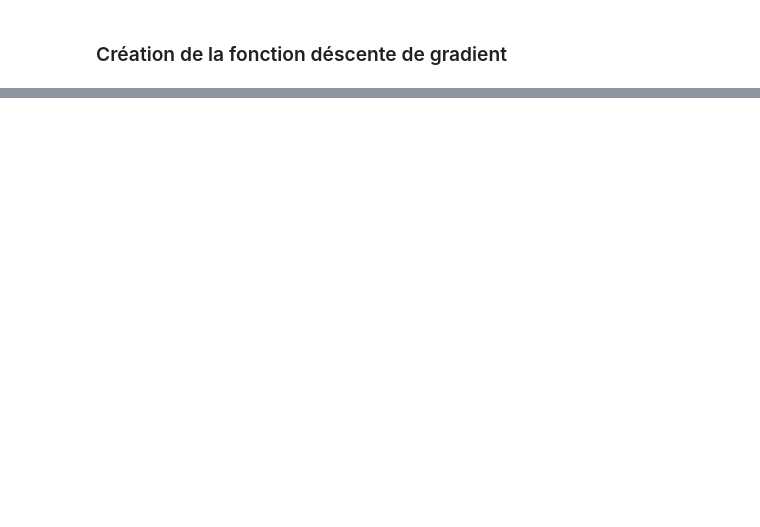
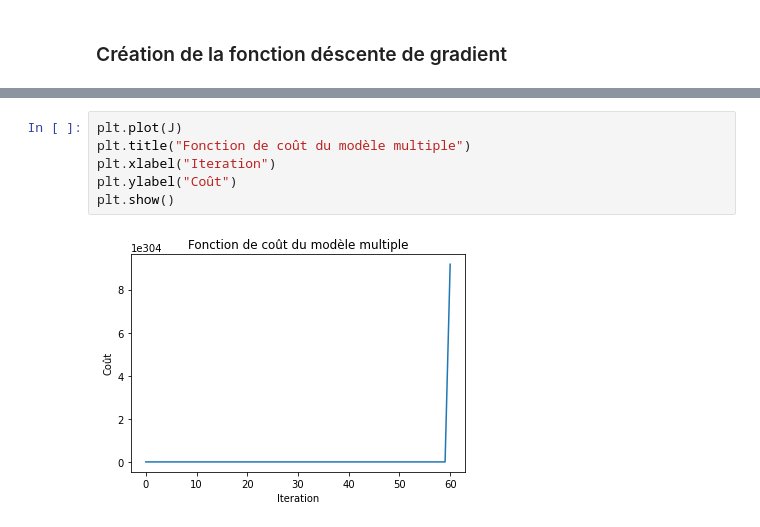
Before and after one commit to CassiaFa/Premier_modele_IA_Simplon, a Jupyter notebook: Premier_model_IA.ipynb, the cells around one changed output, grey strips where cells are left out. Saved outputs shown, nothing was run; the diff lists cells and outputs as text; blank space fills up the shorter version.

```diff
--- a/Premier_model_IA.ipynb
+++ b/Premier_model_IA.ipynb
@@ -99,0 +252,8 @@ def descente_gradient(X, Y, theta, alpha, n_iterations):
+# %%
+plt.plot(J)
+plt.title("Fonction de coût du modèle multiple")
+plt.xlabel("Iteration")
+plt.ylabel("Coût")
+plt.show()
+# %% [output]
+[figure, added]
```
Also changed, not shown: parts of 27 cells of this notebook.
